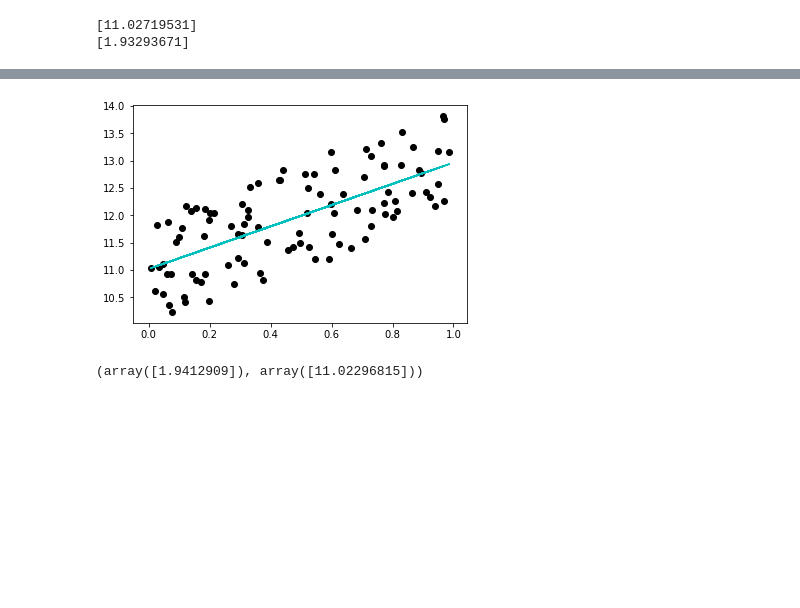
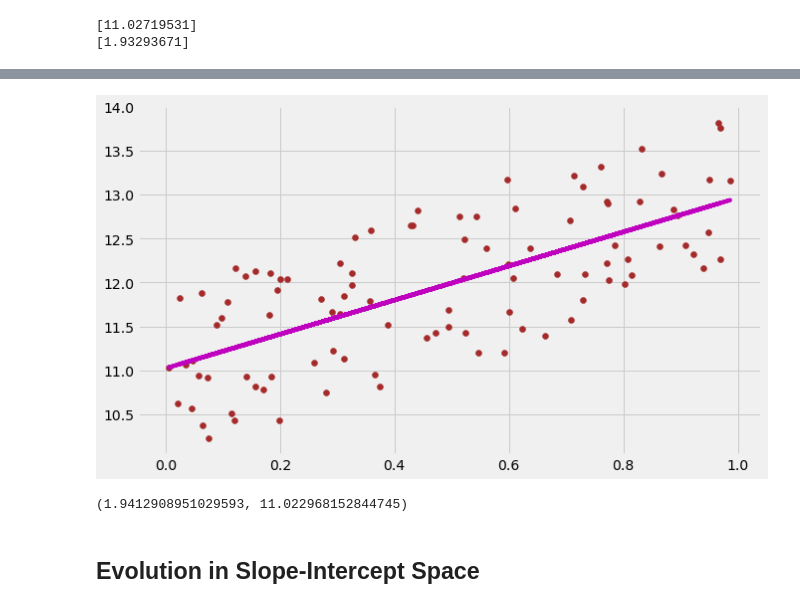
Before and after one commit to gadamico/ipython-animation-with-matplotlib, a Jupyter notebook: gradient_descent_illustrated.ipynb, the cells around one changed output, grey strips where cells are left out. Drawn from its saved outputs; the diff is of its cells as text; code cells hidden in the pictures; blank space fills up the shorter version.

```diff
--- a/gradient_descent_illustrated.ipynb
+++ b/gradient_descent_illustrated.ipynb
@@ -57,27 +117,30 @@ def step_gradient(a, b, x, y, learning_rate):
 # %%
 def grad_desc_illus(slope_init, const_init, x, y, n_iter=100, alpha=1,
                    line_color='c', data_color='k'):
+
     new_slope, new_const = slope_init, const_init
+    plt.style.use('fivethirtyeight')
+    plt.figure(figsize=(10, 6))
     plt.scatter(x, y, c=data_color)
     plt.plot(x, slope_init*x + const_init)
-    for i in range(n_iter):
+    for _ in range(n_iter):
         clear_output(wait=True)
         guess = {
             'slope': new_slope,
             'intercept': new_const
         }
 
-        # Getting adjusted parameters
         beta_1, beta_0 = step_gradient(guess['slope'],
                                        guess['intercept'],
                                        x, y, learning_rate=alpha)
         new_slope = beta_1
         new_const = beta_0
+        plt.figure(figsize=(10, 6))
         plt.scatter(x, y, c=data_color)
         plt.plot(x, new_slope*x + new_const, c=line_color)
         plt.show()
 
-    return new_slope, new_const
+    return new_slope[0], new_const[0]
 # %%
 grad_desc_illus(3, 8, x, y, alpha=1)
 # %% [output]
@@ -91,5 +154,7 @@ grad_desc_illus(3, 12, x, y, alpha=0.2)
 # %%
-grad_desc_illus(10, -5, x, y)
+grad_desc_illus(10, -5, x, y, line_color='m', data_color='brown')
 # %% [output]
-[figure, old version]
+[figure, new version]
-(array([1.9412909]), array([11.02296815]))
+(1.9412908951029593, 11.022968152844745)
+# %% [markdown]
+## Evolution in Slope-Intercept Space
```
Also changed, not shown: parts of 14 cells of this notebook.
